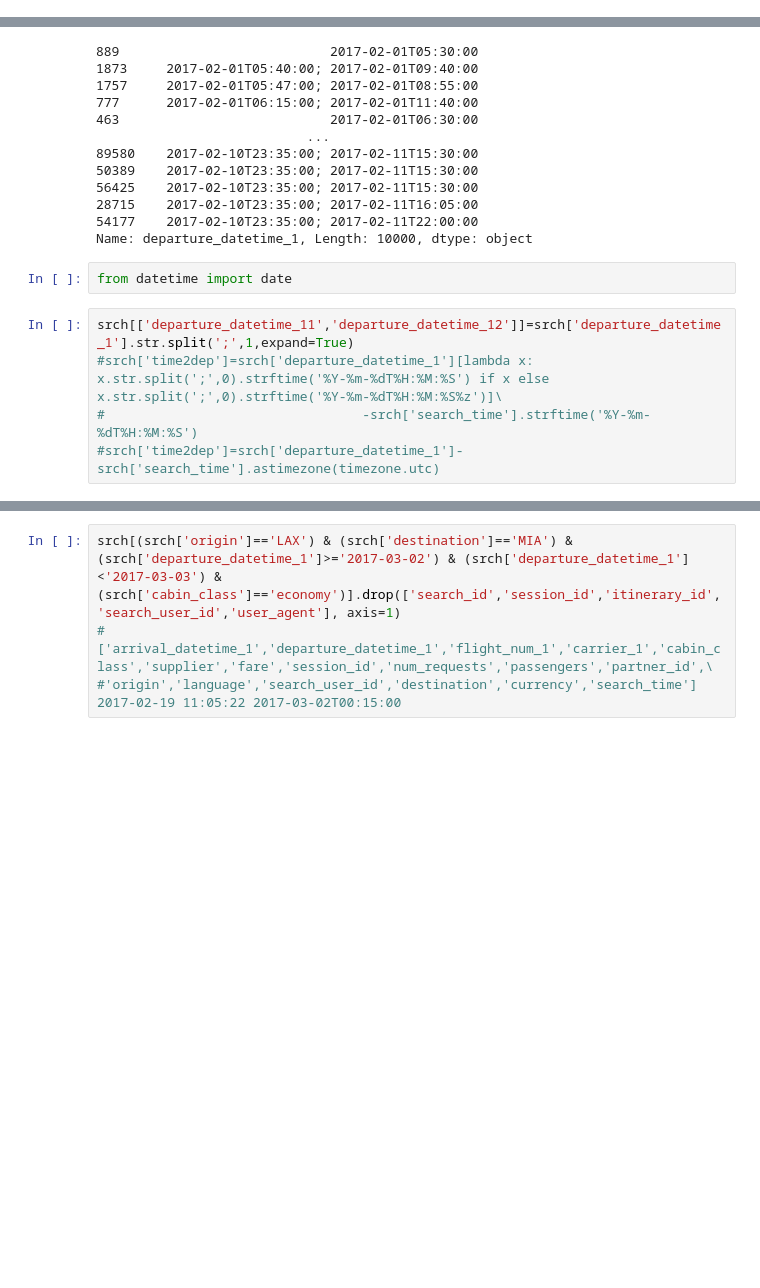
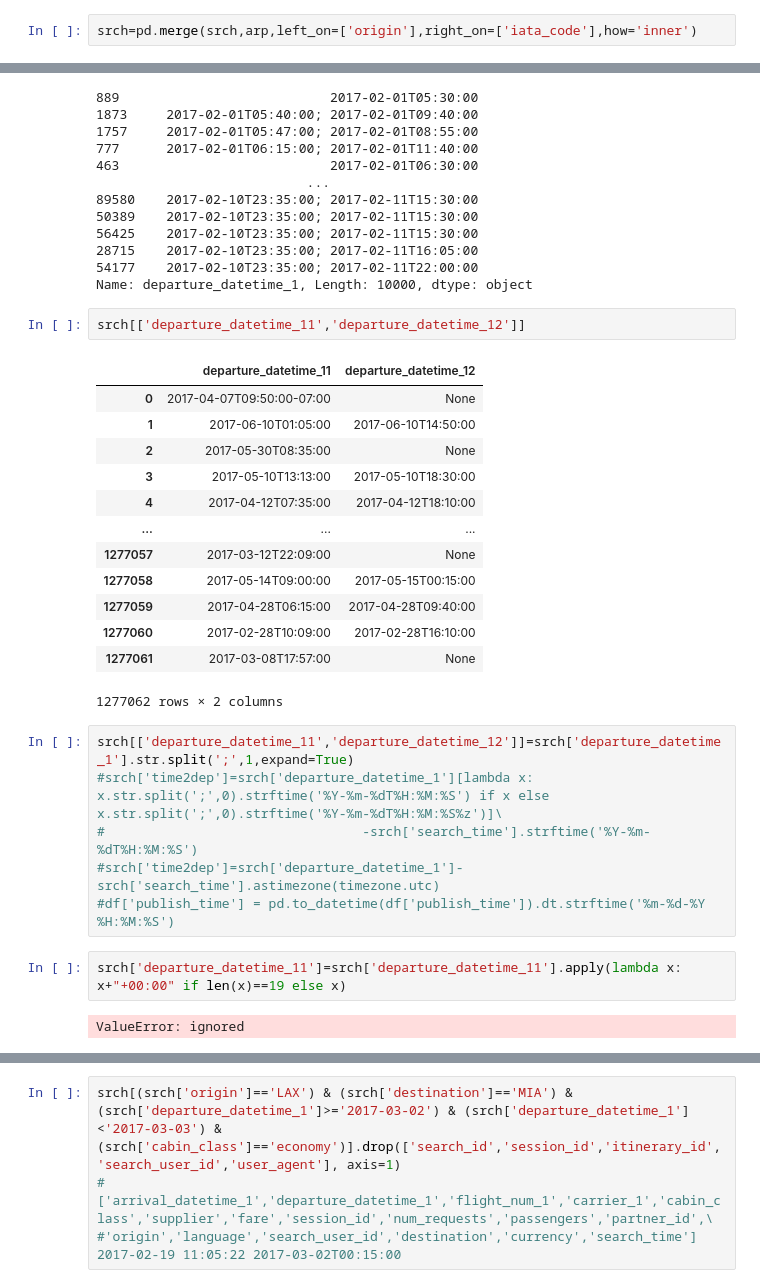
Before and after one commit to easyMil/Is_Individual, a Jupyter notebook: fl.ipynb, the cells around one changed output, grey strips where cells are left out. Saved outputs shown, nothing was run; the diff lists cells and outputs as text; blank space fills up the shorter version.

```diff
--- a/fl.ipynb
+++ b/fl.ipynb
@@ -49,3 +49,5 @@ flight_num_2             234400
 departure_datetime_2     234400
 itinerary_id            1173941
 dtype: int64
+# %%
+srch=pd.merge(srch,arp,left_on=['origin'],right_on=['iata_code'],how='inner')
@@ -64,10 +86,29 @@ srch['departure_datetime_1'].sort_values().head(10000)
 28715    2017-02-10T23:35:00; 2017-02-11T16:05:00
 54177    2017-02-10T23:35:00; 2017-02-11T22:00:00
 Name: departure_datetime_1, Length: 10000, dtype: object
-# %%
-from datetime import date
+# %%
+srch[['departure_datetime_11','departure_datetime_12']]
+# %% [output]
+|  | departure_datetime_11 | departure_datetime_12 |
+| 0 | 2017-04-07T09:50:00-07:00 | None |
+| 1 | 2017-06-10T01:05:00 | 2017-06-10T14:50:00 |
+| 2 | 2017-05-30T08:35:00 | None |
+| 3 | 2017-05-10T13:13:00 | 2017-05-10T18:30:00 |
+| 4 | 2017-04-12T07:35:00 | 2017-04-12T18:10:00 |
+| ... | ... | ... |
+| 1277057 | 2017-03-12T22:09:00 | None |
+| 1277058 | 2017-05-14T09:00:00 | 2017-05-15T00:15:00 |
+| 1277059 | 2017-04-28T06:15:00 | 2017-04-28T09:40:00 |
+| 1277060 | 2017-02-28T10:09:00 | 2017-02-28T16:10:00 |
+| 1277061 | 2017-03-08T17:57:00 | None |
+1277062 rows × 2 columns
 # %%
 srch[['departure_datetime_11','departure_datetime_12']]=srch['departure_datetime_1'].str.split(';',1,expand=True)
 #srch['time2dep']=srch['departure_datetime_1'][lambda x: x.str.split(';',0).strftime('%Y-%m-%dT%H:%M:%S') if x else x.str.split(';',0).strftime('%Y-%m-%dT%H:%M:%S%z')]\
 #                                 -srch['search_time'].strftime('%Y-%m-%dT%H:%M:%S')
 #srch['time2dep']=srch['departure_datetime_1']-srch['search_time'].astimezone(timezone.utc)
+#df['publish_time'] = pd.to_datetime(df['publish_time']).dt.strftime('%m-%d-%Y %H:%M:%S')
+# %%
+srch['departure_datetime_11']=srch['departure_datetime_11'].apply(lambda x: x+"+00:00" if len(x)==19 else x)
+# %% [output]
+ValueError: ignored
```
Also changed, not shown: parts of 7 cells of this notebook.
